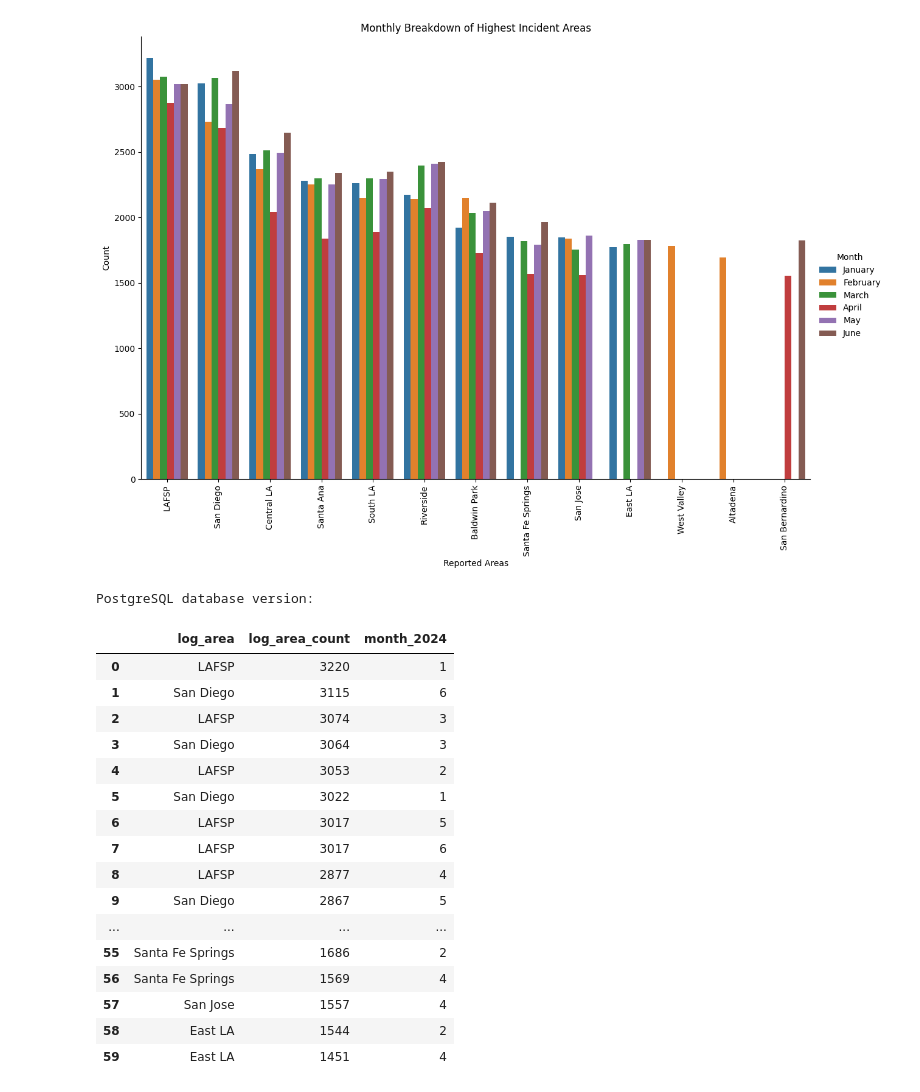
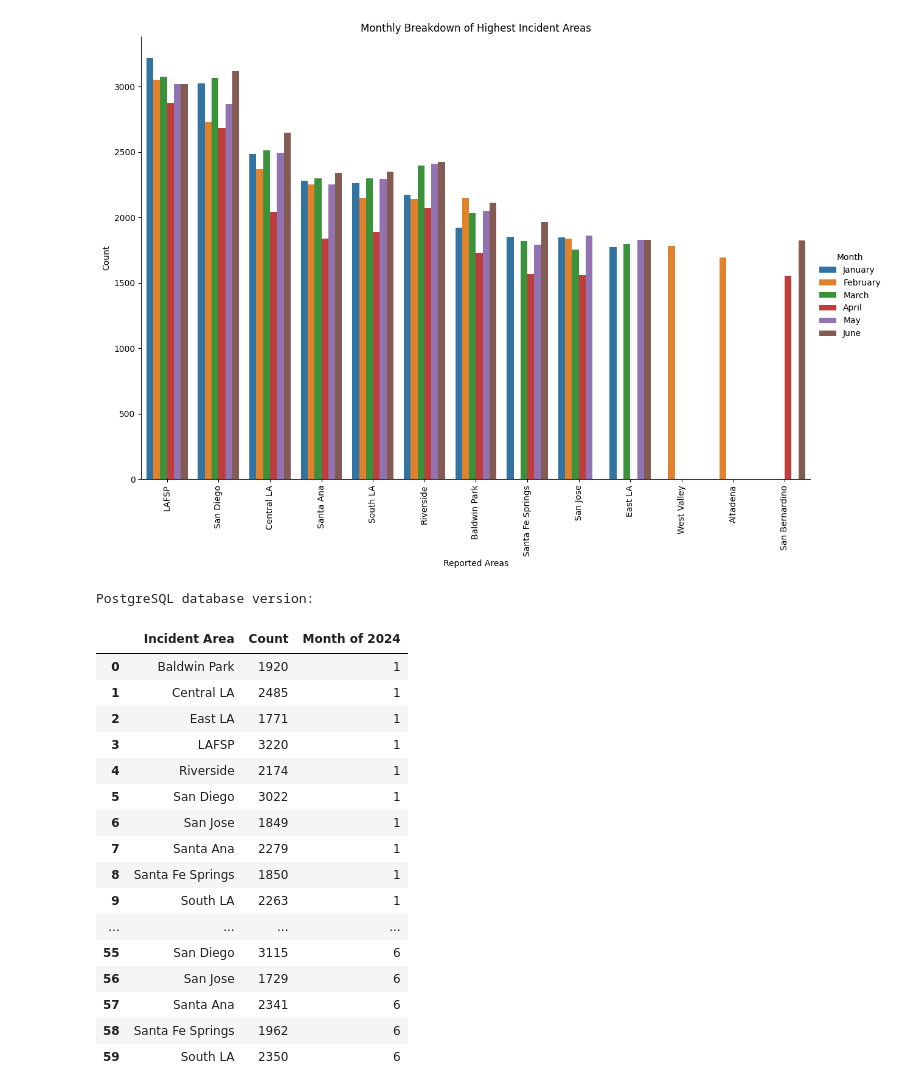
Before and after one commit to DaH7/CHP-Traffic-Analytics, a Jupyter notebook: Incident_Count_Graphs_traffic.ipynb, the cells around one changed output. Drawn from its saved outputs; the diff is of its cells as text; code cells hidden in the pictures.

```diff
--- a/Incident_Count_Graphs_traffic.ipynb
+++ b/Incident_Count_Graphs_traffic.ipynb
@@ -146,30 +140,30 @@ plt.savefig('grouped_bar_plot.png', bbox_inches='tight')
 # %%
 with conn.cursor() as cursor:
         print('PostgreSQL database version:')
         cursor.execute('SELECT version()')
         # display the PostgreSQL database server version
         db_version = cursor.fetchone()
-        cursor.execute("select log_area , count(*) as log_area_count, extract(month from log_time) as month_2024 from chp_incident where log_area is not null and log_type not like '%Advisory%' and coordinates != '(0,0)' and extract(year from log_time) = 2024 and extract(month from log_time) < 7 and log_area in('LAFSP', 'San Diego','Central LA', 'Riverside', 'Santa Ana', 'South LA', 'Baldwin Park', 'Santa Fe Springs', 'San Jose', 'East LA' ) group by month_2024,log_area order by log_area_count desc")
+        cursor.execute("select log_area , count(*) as log_area_count, extract(month from log_time) as month_2024 from chp_incident where log_area is not null and log_type not like '%Advisory%' and coordinates != '(0,0)' and extract(year from log_time) = 2024 and extract(month from log_time) < 7 and log_area in('LAFSP', 'San Diego','Central LA', 'Riverside', 'Santa Ana', 'South LA', 'Baldwin Park', 'Santa Fe Springs', 'San Jose', 'East LA' ) group by month_2024,log_area order by month_2024 asc")
         list = cursor.fetchall()
 
-df = pd.DataFrame(list, columns = ['log_area','log_area_count','month_2024'])
+df = pd.DataFrame(list, columns = ['Incident Area','Count','Month of 2024'])
 df
 # %% [output]
 PostgreSQL database version:
-|  | log_area | log_area_count | month_2024 |
-| 0 | LAFSP | 3220 | 1 |
-| 1 | San Diego | 3115 | 6 |
-| 2 | LAFSP | 3074 | 3 |
-| 3 | San Diego | 3064 | 3 |
-| 4 | LAFSP | 3053 | 2 |
+|  | Incident Area | Count | Month of 2024 |
+| 0 | Baldwin Park | 1920 | 1 |
+| 1 | Central LA | 2485 | 1 |
+| 2 | East LA | 1771 | 1 |
+| 3 | LAFSP | 3220 | 1 |
+| 4 | Riverside | 2174 | 1 |
 | 5 | San Diego | 3022 | 1 |
-| 6 | LAFSP | 3017 | 5 |
-| 7 | LAFSP | 3017 | 6 |
-| 8 | LAFSP | 2877 | 4 |
-| 9 | San Diego | 2867 | 5 |
+| 6 | San Jose | 1849 | 1 |
+| 7 | Santa Ana | 2279 | 1 |
+| 8 | Santa Fe Springs | 1850 | 1 |
+| 9 | South LA | 2263 | 1 |
 | ... | ... | ... | ... |
-| 55 | Santa Fe Springs | 1686 | 2 |
-| 56 | Santa Fe Springs | 1569 | 4 |
-| 57 | San Jose | 1557 | 4 |
-| 58 | East LA | 1544 | 2 |
-| 59 | East LA | 1451 | 4 |
+| 55 | San Diego | 3115 | 6 |
+| 56 | San Jose | 1729 | 6 |
+| 57 | Santa Ana | 2341 | 6 |
+| 58 | Santa Fe Springs | 1962 | 6 |
+| 59 | South LA | 2350 | 6 |
```
Also changed, not shown: parts of 5 cells of this notebook.
